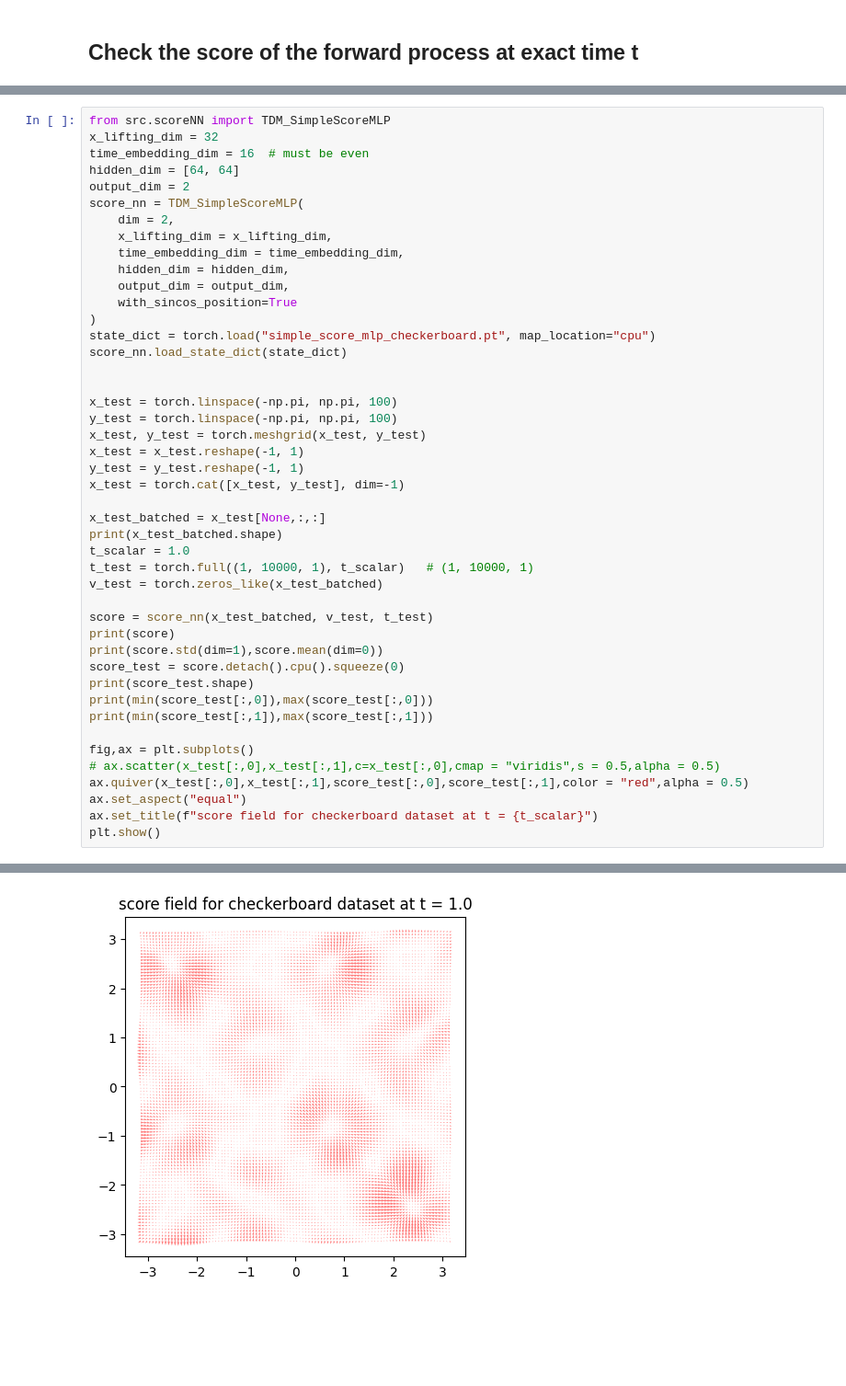
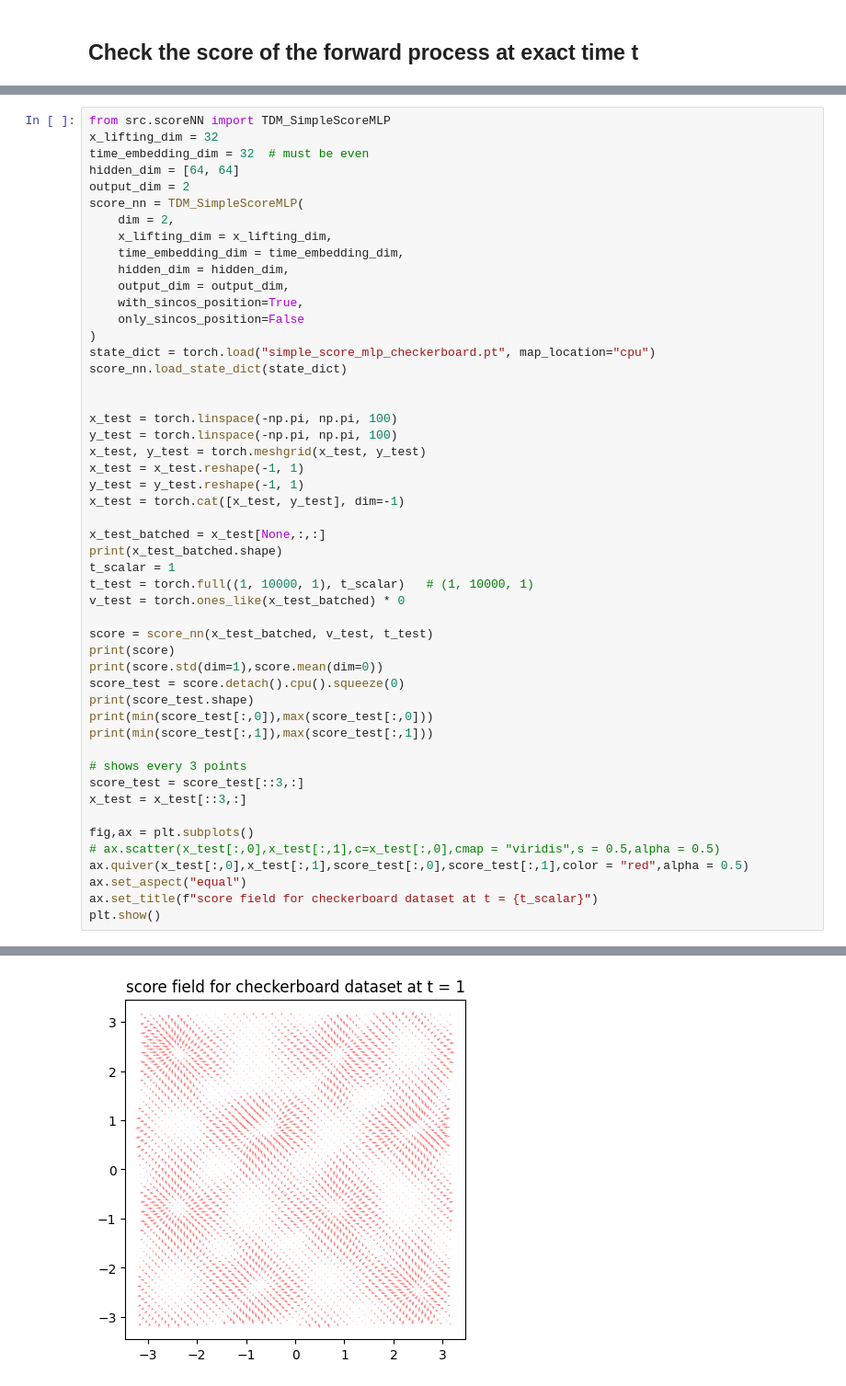
Before and after one commit to MateosCz/diffusion-playground, a Jupyter notebook: checkerboard_analysis.ipynb, the cells around one changed output, grey strips where cells are left out. Shown at 92% size. Saved outputs shown, nothing was run; the diff lists cells and outputs as text; blank space fills up the shorter version.

```diff
--- a/checkerboard_analysis.ipynb
+++ b/checkerboard_analysis.ipynb
@@ -201,7 +200,7 @@ tensor(-3.1386)
 # %%
 from src.scoreNN import TDM_SimpleScoreMLP
 x_lifting_dim = 32
-time_embedding_dim = 16  # must be even
+time_embedding_dim = 32  # must be even
 hidden_dim = [64, 64]
 output_dim = 2
 score_nn = TDM_SimpleScoreMLP(
@@ -210,7 +209,8 @@ score_nn = TDM_SimpleScoreMLP(
     time_embedding_dim = time_embedding_dim,
     hidden_dim = hidden_dim,
     output_dim = output_dim,
-    with_sincos_position=True
+    with_sincos_position=True,
+    only_sincos_position=False
 )
 state_dict = torch.load("simple_score_mlp_checkerboard.pt", map_location="cpu")
 score_nn.load_state_dict(state_dict)
@@ -225,9 +225,9 @@ x_test = torch.cat([x_test, y_test], dim=-1)
 
 x_test_batched = x_test[None,:,:]
 print(x_test_batched.shape)
-t_scalar = 1.0
+t_scalar = 1
 t_test = torch.full((1, 10000, 1), t_scalar)   # (1, 10000, 1)
-v_test = torch.zeros_like(x_test_batched)
+v_test = torch.ones_like(x_test_batched) * 0
 
 score = score_nn(x_test_batched, v_test, t_test)
 print(score)
@@ -237,6 +237,10 @@ print(score_test.shape)
 print(min(score_test[:,0]),max(score_test[:,0]))
 print(min(score_test[:,1]),max(score_test[:,1]))
 
+# shows every 3 points
+score_test = score_test[::3,:]
+x_test = x_test[::3,:]
+
 fig,ax = plt.subplots()
 # ax.scatter(x_test[:,0],x_test[:,1],c=x_test[:,0],cmap = "viridis",s = 0.5,alpha = 0.5)
 ax.quiver(x_test[:,0],x_test[:,1],score_test[:,0],score_test[:,1],color = "red",alpha = 0.5)
@@ -265 +269 @@ tensor(-1.1462) tensor(1.0486)
-[figure, old version]
+[figure, new version]
```
Also changed, not shown: parts of 7 cells of this notebook, 6 other files.
